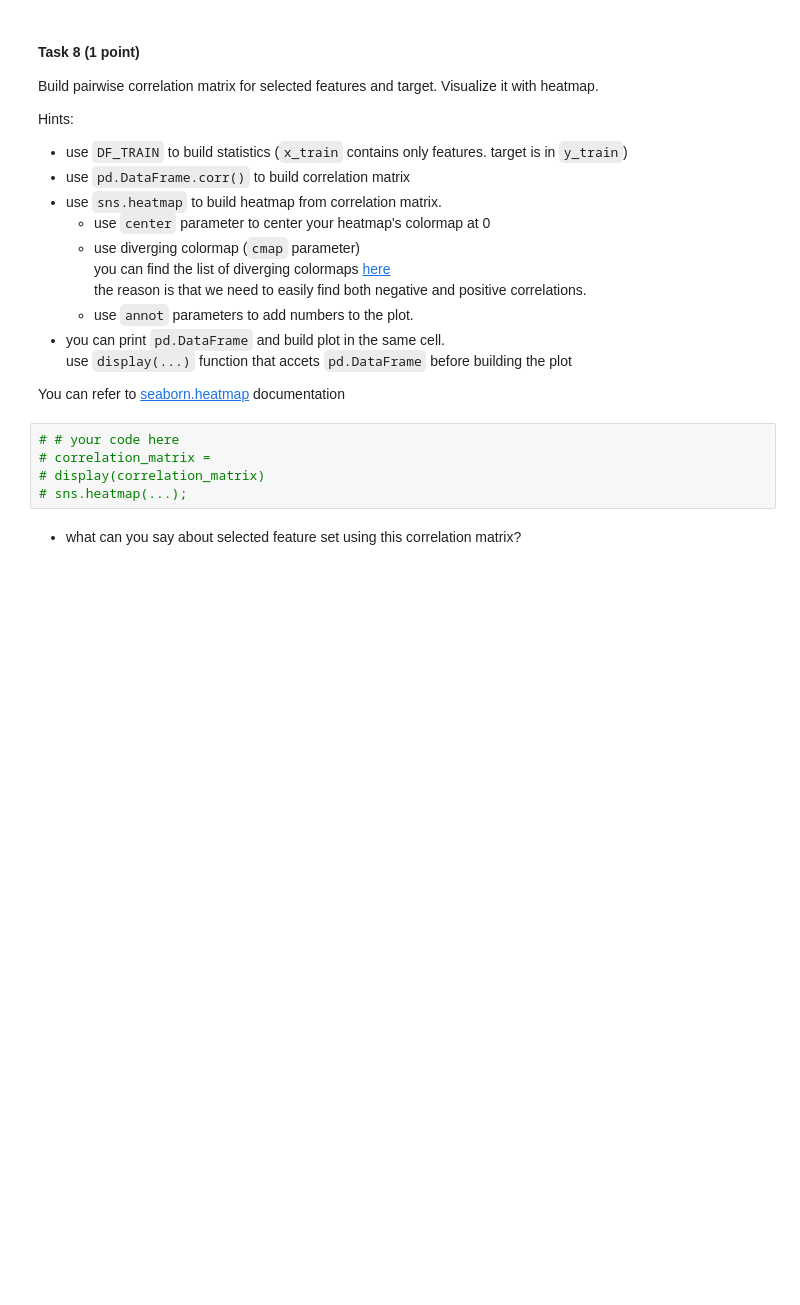
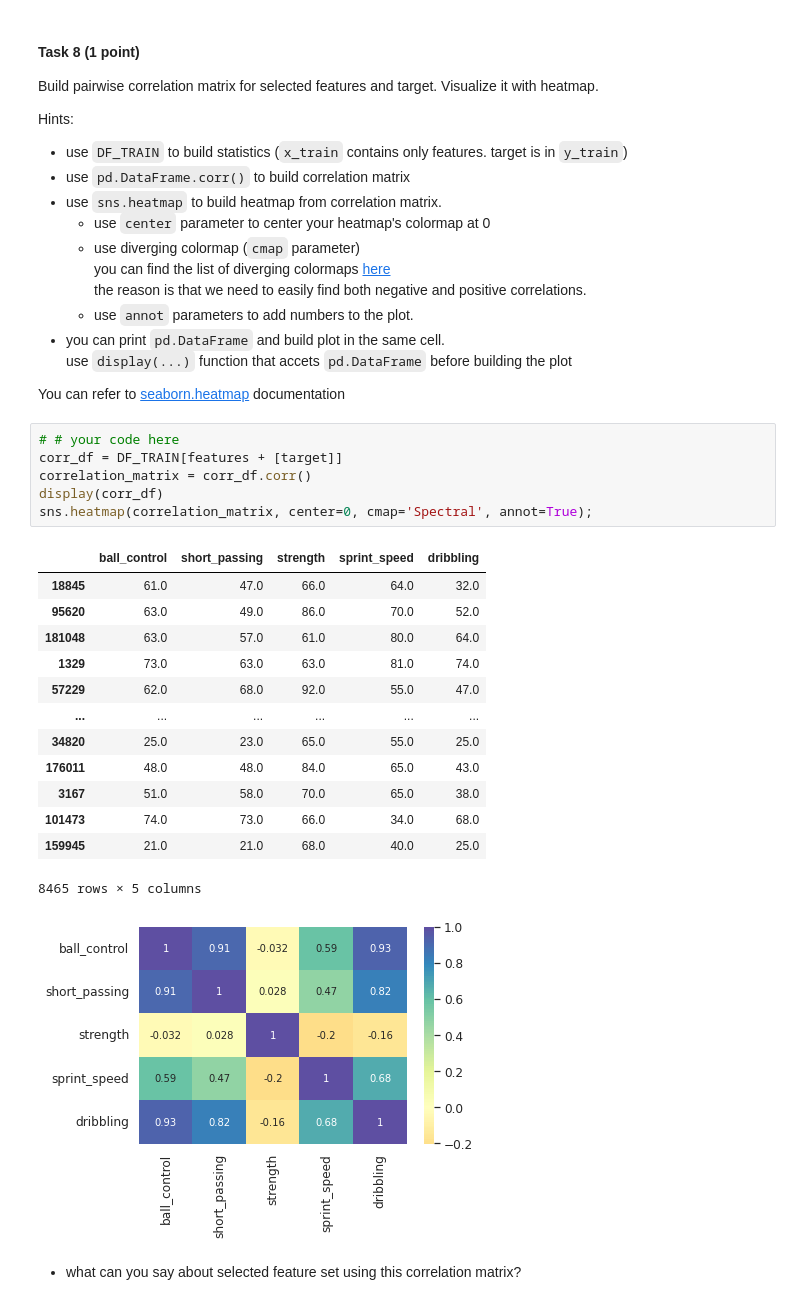
Before and after one commit to McReader/ml-intro, a Jupyter notebook: 3_linear_regression/linear_regression.ipynb, the cells around one changed output. Cells and saved outputs as stored; diff of their text form; blank space fills up the shorter version.

```diff
--- a/3_linear_regression/linear_regression.ipynb
+++ b/3_linear_regression/linear_regression.ipynb
@@ -759,9 +761,25 @@ Hints:
 You can refer to [seaborn.heatmap](https://seaborn.pydata.org/generated/seaborn.heatmap.html) documentation
 # %%
 # # your code here
-# correlation_matrix =
-# display(correlation_matrix)
-# sns.heatmap(...);
+corr_df = DF_TRAIN[features + [target]]
+correlation_matrix = corr_df.corr()
+display(corr_df)
+sns.heatmap(correlation_matrix, center=0, cmap='Spectral', annot=True);
+# %% [output]
+|  | ball_control | short_passing | strength | sprint_speed | dribbling |
+| 18845 | 61.0 | 47.0 | 66.0 | 64.0 | 32.0 |
+| 95620 | 63.0 | 49.0 | 86.0 | 70.0 | 52.0 |
+| 181048 | 63.0 | 57.0 | 61.0 | 80.0 | 64.0 |
+| 1329 | 73.0 | 63.0 | 63.0 | 81.0 | 74.0 |
+| 57229 | 62.0 | 68.0 | 92.0 | 55.0 | 47.0 |
+| ... | ... | ... | ... | ... | ... |
+| 34820 | 25.0 | 23.0 | 65.0 | 55.0 | 25.0 |
+| 176011 | 48.0 | 48.0 | 84.0 | 65.0 | 43.0 |
+| 3167 | 51.0 | 58.0 | 70.0 | 65.0 | 38.0 |
+| 101473 | 74.0 | 73.0 | 66.0 | 34.0 | 68.0 |
+| 159945 | 21.0 | 21.0 | 68.0 | 40.0 | 25.0 |
+8465 rows × 5 columns
+[figure, added]
 # %% [markdown]
 * what can you say about selected feature set using this correlation matrix?
 # %% [markdown]
```
Also changed, not shown: parts of 1 cell of this notebook.
